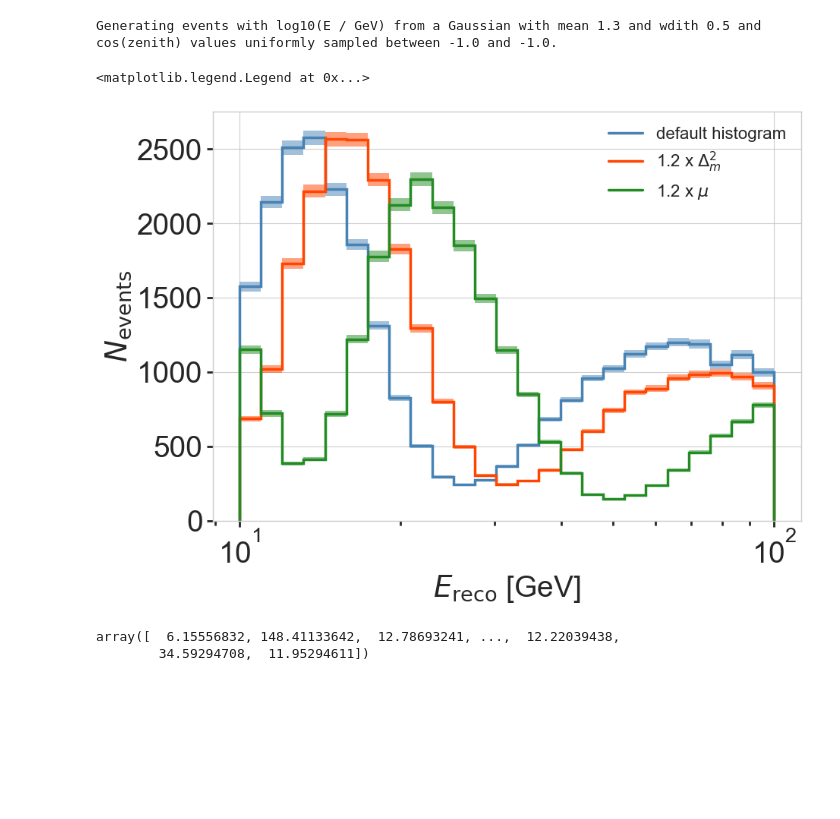
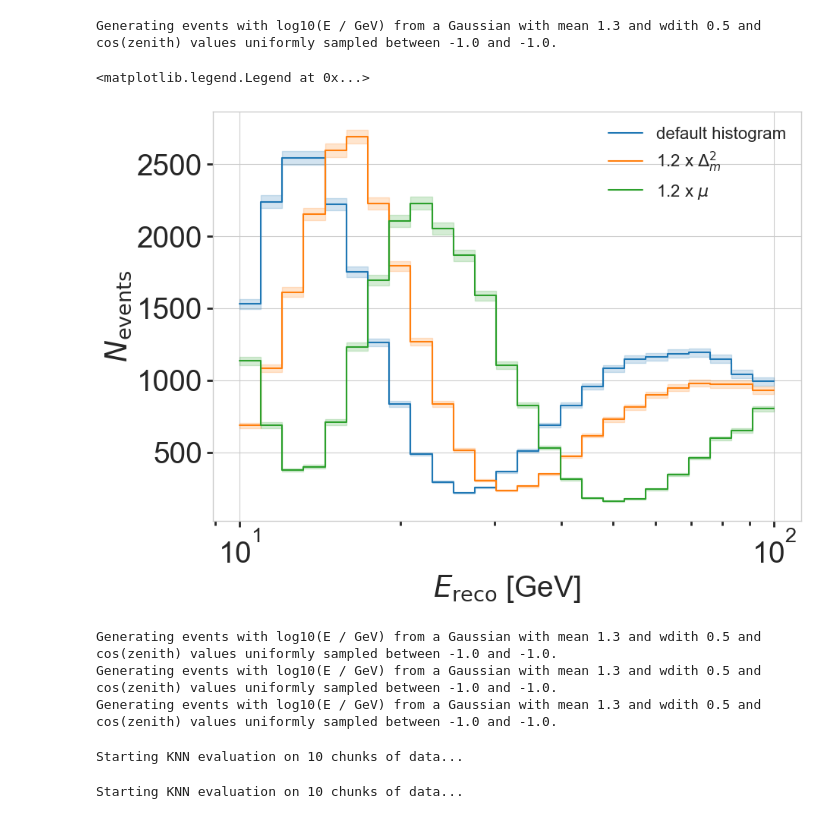
Before and after one commit to LeanderFischer/ultrasurfaces, a Jupyter notebook: New Ultrasurface Notebook Alex.ipynb, the cells around one changed output. Cells and saved outputs as stored; diff of their text form; code cells hidden in the pictures; blank space fills up the shorter version.

```diff
--- a/New Ultrasurface Notebook Alex.ipynb
+++ b/New Ultrasurface Notebook Alex.ipynb
@@ -55,39 +79,36 @@ gen.events
 # %%
-gen_2 = Generator(
+gen_2 = generator.Generator(
     int(1e5),
     default_response,
-    OscPars(1.2 * default_pars.delta_mqs, default_pars.sinsq_2theta),
+    generator.OscPars(1.2 * default_pars.delta_mqs, default_pars.sinsq_2theta),
 )
 h2 = gen_2.get_histogram(bin_edges)
 # %% [output]
 Generating events with log10(E / GeV) from a Gaussian with mean 1.3 and wdith 0.5 and cos(zenith) values uniformly sampled between -1.0 and -1.0.
 # %%
-gen_3 = Generator(
-    int(1e5), Response(1.2 * default_response.mu, default_response.sigma), default_pars
+gen_3 = generator.Generator(
+    int(1e5), generator.Response(1.2 * default_response.mu, default_response.sigma), default_pars
 )
 h3 = gen_3.get_histogram(bin_edges)
 # %% [output]
 Generating events with log10(E / GeV) from a Gaussian with mean 1.3 and wdith 0.5 and cos(zenith) values uniformly sampled between -1.0 and -1.0.
 # %%
-fig = plt.figure()
+from toy_mc.histogram import plot_histogram
 
-add_hist(fig, h0, r'default histogram', color='steelblue')
+fig, ax = plt.subplots()
 
-add_hist(fig, h2, r'1.2 x $\Delta_m^2$ ', color='orangered')
+plot_histogram(h0, ax=ax, label=r'default histogram')
 
-add_hist(fig, h3, r'1.2 x $\mu$', color='forestgreen')
+plot_histogram(h2, ax=ax, label=r'1.2 x $\Delta_m^2$ ')
+
+plot_histogram(h3, ax=ax, label=r'1.2 x $\mu$')
 
 
 plt.xscale('log')
 plt.xlabel(r'$E_{\rm reco}$ [GeV]')
 plt.ylabel(r'$N_{\rm events}$')
 
 plt.legend()
 # %% [output]
 <matplotlib.legend.Legend at 0x...>
-[figure, old version]
+[figure, new version]
-# %%
-gen_3.get_events()["true_energy"]
-# %% [output]
-array([  6.15556832, 148.41133642,  12.78693241, ...,  12.22039438,
-        34.59294708,  11.95294611])
@@ -93,0 +120,42 @@ array([  6.15556832, 148.41133642,  12.78693241, ...,  12.22039438,
+# %%
+reload(generator)
+gen_nominal = generator.Generator(
+    int(1e5), default_response, default_pars, name="nominal"
+)
+# It looks like there is a breakdown point where, if the response is *too* different,
+# the whole thing doesn't work anymore.
+gen_sys_1 = generator.Generator(
+    int(1e5),
+    generator.Response(1.05 * default_response.mu, default_response.sigma),
+    default_pars,
+    name="sys_01",
+)
+gen_sys_2 = generator.Generator(
+    int(1e5),
+    generator.Response(0.95 * default_response.mu, default_response.sigma),
+    default_pars,
+    name="sys_02",
+)
+# %% [output]
+Generating events with log10(E / GeV) from a Gaussian with mean 1.3 and wdith 0.5 and cos(zenith) values uniformly sampled between -1.0 and -1.0.
+Generating events with log10(E / GeV) from a Gaussian with mean 1.3 and wdith 0.5 and cos(zenith) values uniformly sampled between -1.0 and -1.0.
+Generating events with log10(E / GeV) from a Gaussian with mean 1.3 and wdith 0.5 and cos(zenith) values uniformly sampled between -1.0 and -1.0.
+# %%
+reload(knn_probs)
+df_with_probs = knn_probs.calculate_knn_probs(
+    gen_nominal,
+    [gen_sys_1, gen_sys_2],
+    variables=["true_energy", "reco_energy"],
+    tilt_bias_correction=True,
+)
+# %% [output]
+Starting KNN evaluation on 10 chunks of data...
+# %%
+df_with_probs_no_tilt_corr = knn_probs.calculate_knn_probs(
+    gen_nominal,
+    [gen_sys_1, gen_sys_2],
+    variables=["true_energy", "reco_energy"],
+    tilt_bias_correction=False,
+)
+# %% [output]
+Starting KNN evaluation on 10 chunks of data...
```
Also changed, not shown: parts of 12 cells of this notebook, 3 other files.
